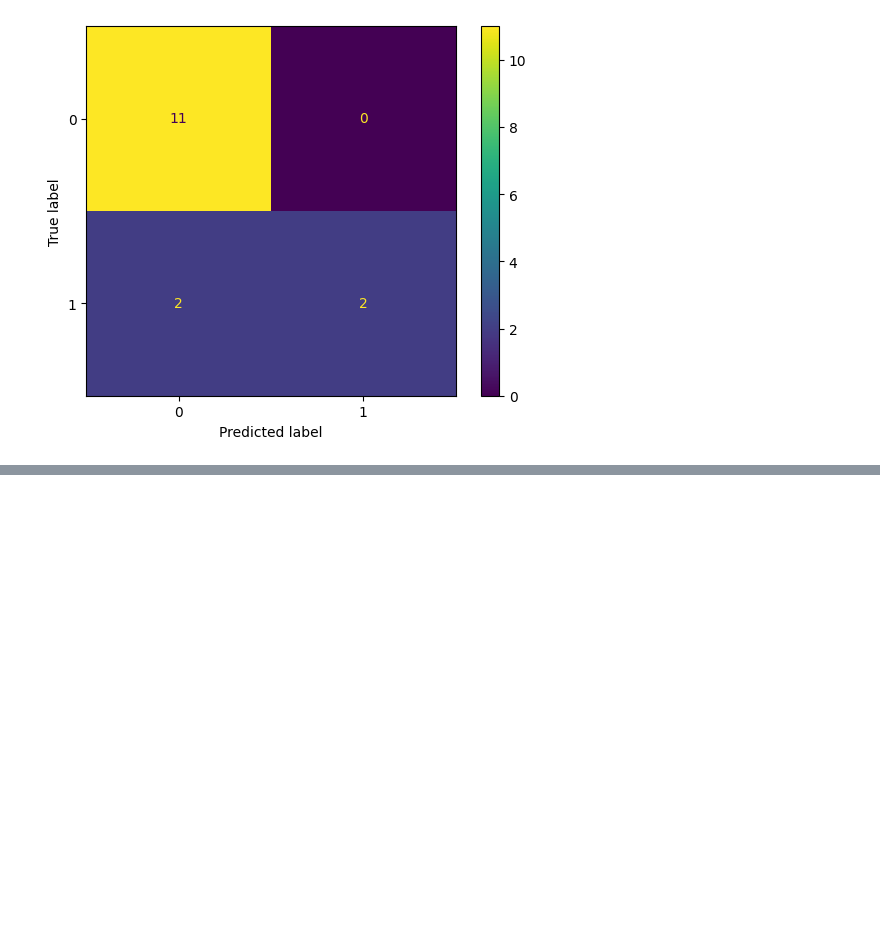
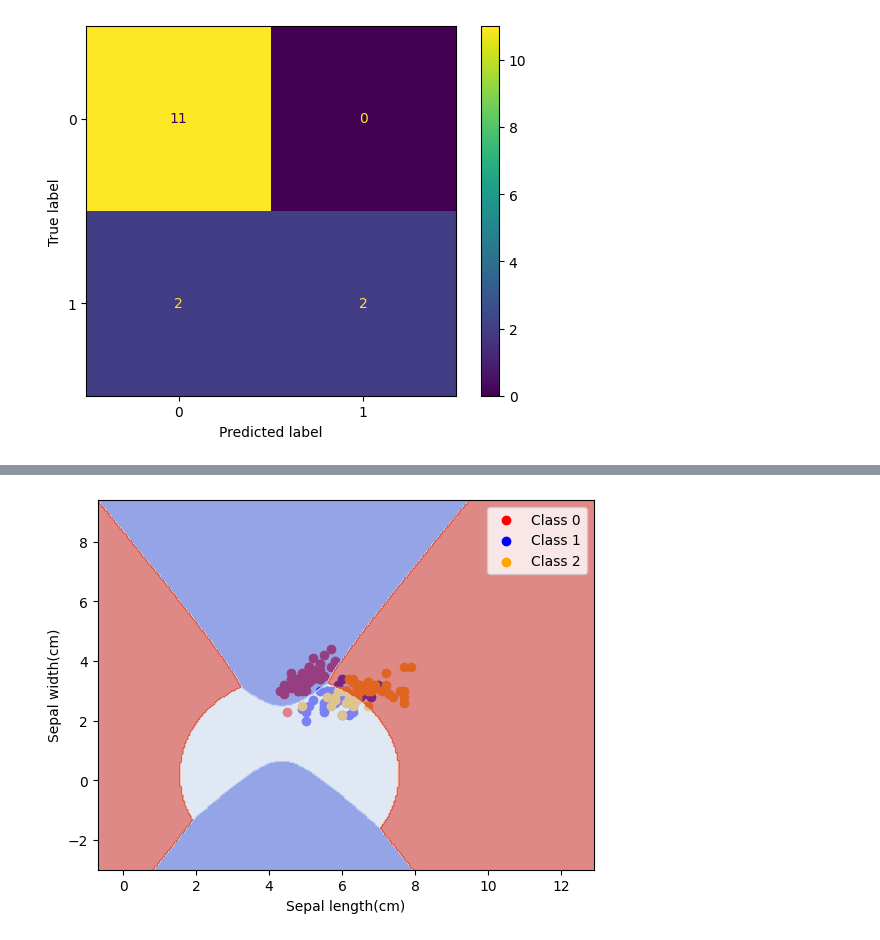
Before and after one commit to amandeep-singh28/Machine-Learning-Revision, a Jupyter notebook: 02_Practice.ipynb, the cells around one changed output, grey strips where cells are left out. Drawn from its saved outputs; the diff is of its cells as text; code cells hidden in the pictures; blank space fills up the shorter version.

Commit message:
Naive Gaussian

```diff
--- a/02_Practice.ipynb
+++ b/02_Practice.ipynb
@@ -374,0 +377,3 @@ ConfusionMatrixDisplay(confusion_matrix = cm).plot()
+# %%
+df = pd.DataFrame(data.data, columns = data.feature_names)
+df['target'] = data['target']
@@ -374,0 +389,8 @@ ConfusionMatrixDisplay(confusion_matrix = cm).plot()
+# %%
+X = df.drop(columns = ['target', 'petal length (cm)', 'petal width (cm)'])
+y = df['target']
+# %%
+X_train, X_test, y_train, y_test = train_test_split(X, y, random_state = 42, test_size = 0.3)
+# %%
+model = GaussianNB()
+model.fit(X_train, y_train)
@@ -374,0 +418,26 @@ ConfusionMatrixDisplay(confusion_matrix = cm).plot()
+# %%
+# Plot Points
+plt.scatter(df[df['target'] == 0]['sepal length (cm)'], df[df['target'] == 0]['sepal width (cm)'], color = 'red', label = 'Class 0')
+plt.scatter(df[df['target'] == 1]['sepal length (cm)'], df[df['target'] == 1]['sepal width (cm)'], color = 'blue', label = 'Class 1')
+plt.scatter(df[df['target'] == 2]['sepal length (cm)'], df[df['target'] == 2]['sepal width (cm)'], color = 'orange', label = 'Class 2')
+# Create Margin
+x_min, x_max = X['sepal length (cm)'].min() - 5, X['sepal length (cm)'].max() + 5
+y_min, y_max = X['sepal width (cm)'].min() - 5, X['sepal width (cm)'].max() + 5
+# Create Meshgrid
+xx, yy = np.meshgrid(
+    np.linspace(x_min, x_max, 300),
+    np.linspace(y_min, y_max, 300)
+)
+# Converting xx and yy into 1D array and then combining it
+grid_points = np.c_[xx.ravel(), yy.ravel()]
+Z = model.predict(grid_points)
+Z = Z.reshape(xx.shape)
+
+plt.contourf(xx, yy, Z, cmap = 'coolwarm', alpha = 0.6)
+
+plt.xlabel('Sepal length(cm)')
+plt.ylabel('Sepal width(cm)')
+plt.legend()
+plt.show()
+# %% [output]
+[figure, added]
```
Also changed, not shown: parts of 6 cells of this notebook.
